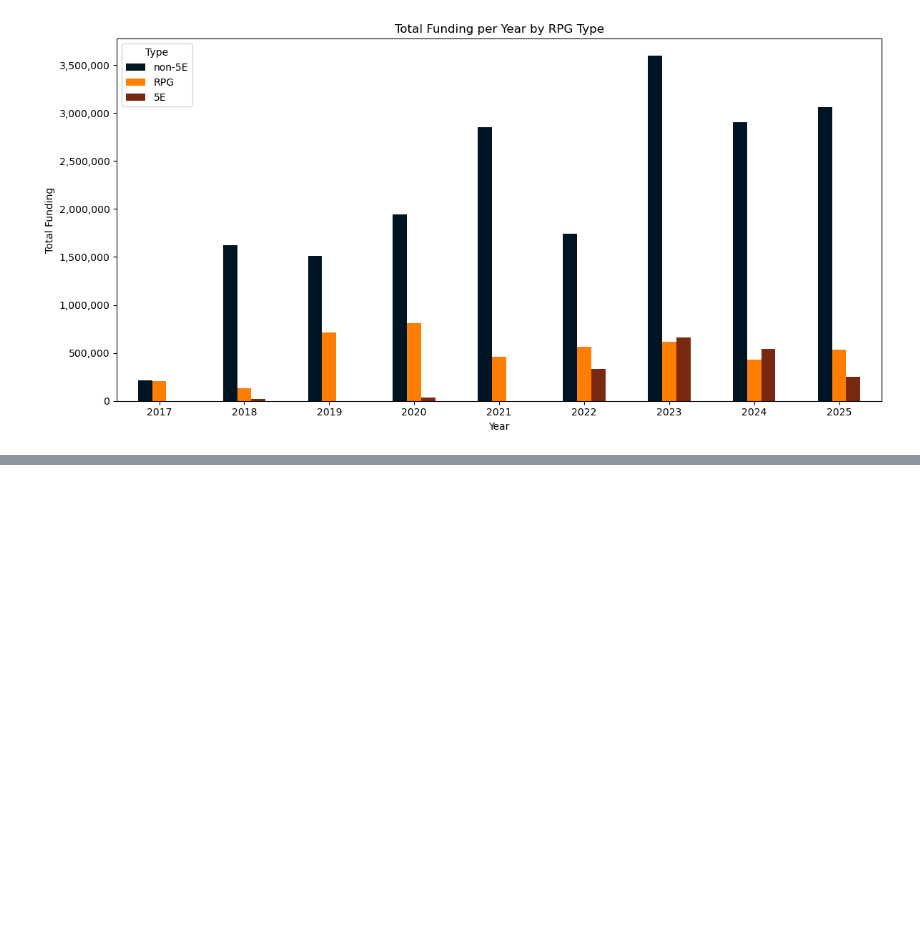
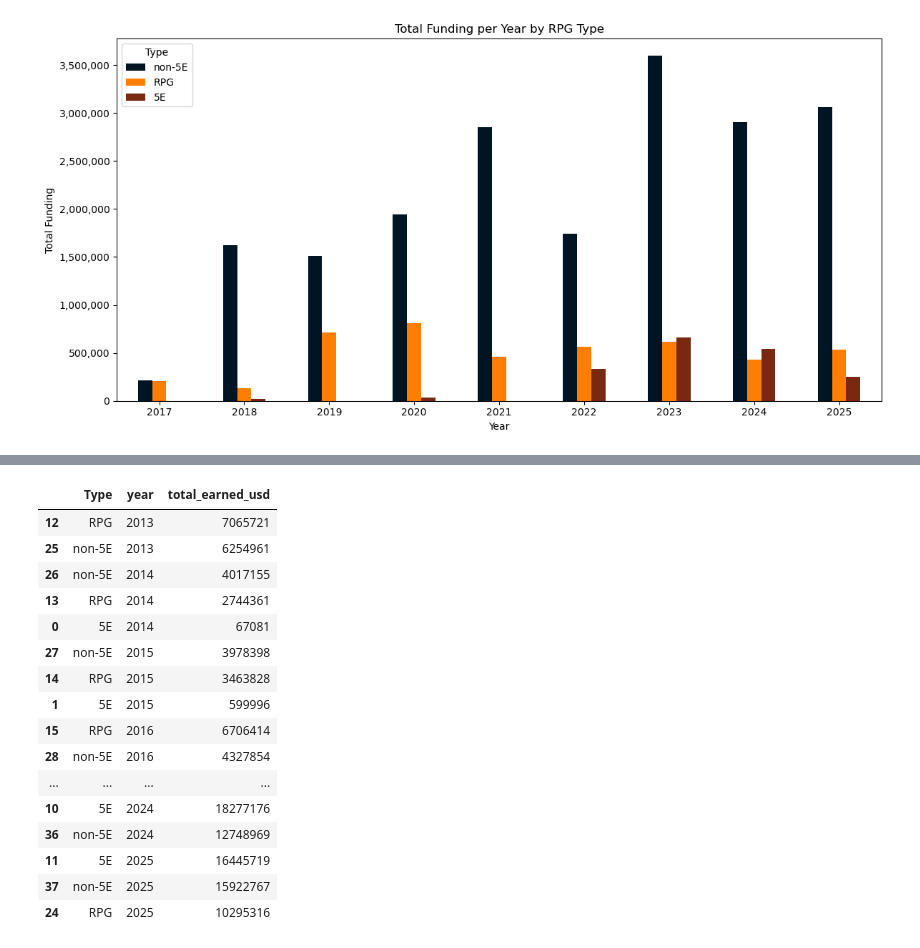
Before and after one commit to geradenhraba-cell/ttrpg-capstone, a Jupyter notebook: notebook/kickstarter.ipynb, the cells around one changed output, grey strips where cells are left out. Cells and saved outputs as stored; diff of their text form; code cells hidden in the pictures; blank space fills up the shorter version.

```diff
--- a/notebook/kickstarter.ipynb
+++ b/notebook/kickstarter.ipynb
@@ -1522,0 +1582,31 @@ plt.show()
+# %%
+type_year_totals = (
+    ttrpg_all
+        .dropna(subset=["Type", "LevelUSD", "year"])
+        .groupby(["Type", "year"], as_index=False)["LevelUSD"]
+        .sum()
+        .rename(columns={"LevelUSD": "total_earned_usd"})
+        .sort_values(["year", "total_earned_usd"], ascending=[True, False]))
+
+type_year_totals["total_earned_usd"] = (
+    type_year_totals["total_earned_usd"].round(0).astype("int64"))
+
+type_year_totals
+# %% [output]
+|  | Type | year | total_earned_usd |
+| 12 | RPG | 2013 | 7065721 |
+| 25 | non-5E | 2013 | 6254961 |
+| 26 | non-5E | 2014 | 4017155 |
+| 13 | RPG | 2014 | 2744361 |
+| 0 | 5E | 2014 | 67081 |
+| 27 | non-5E | 2015 | 3978398 |
+| 14 | RPG | 2015 | 3463828 |
+| 1 | 5E | 2015 | 599996 |
+| 15 | RPG | 2016 | 6706414 |
+| 28 | non-5E | 2016 | 4327854 |
+| ... | ... | ... | ... |
+| 10 | 5E | 2024 | 18277176 |
+| 36 | non-5E | 2024 | 12748969 |
+| 11 | 5E | 2025 | 16445719 |
+| 37 | non-5E | 2025 | 15922767 |
+| 24 | RPG | 2025 | 10295316 |
```
Also changed, not shown: parts of 24 cells of this notebook, 2 other files.
